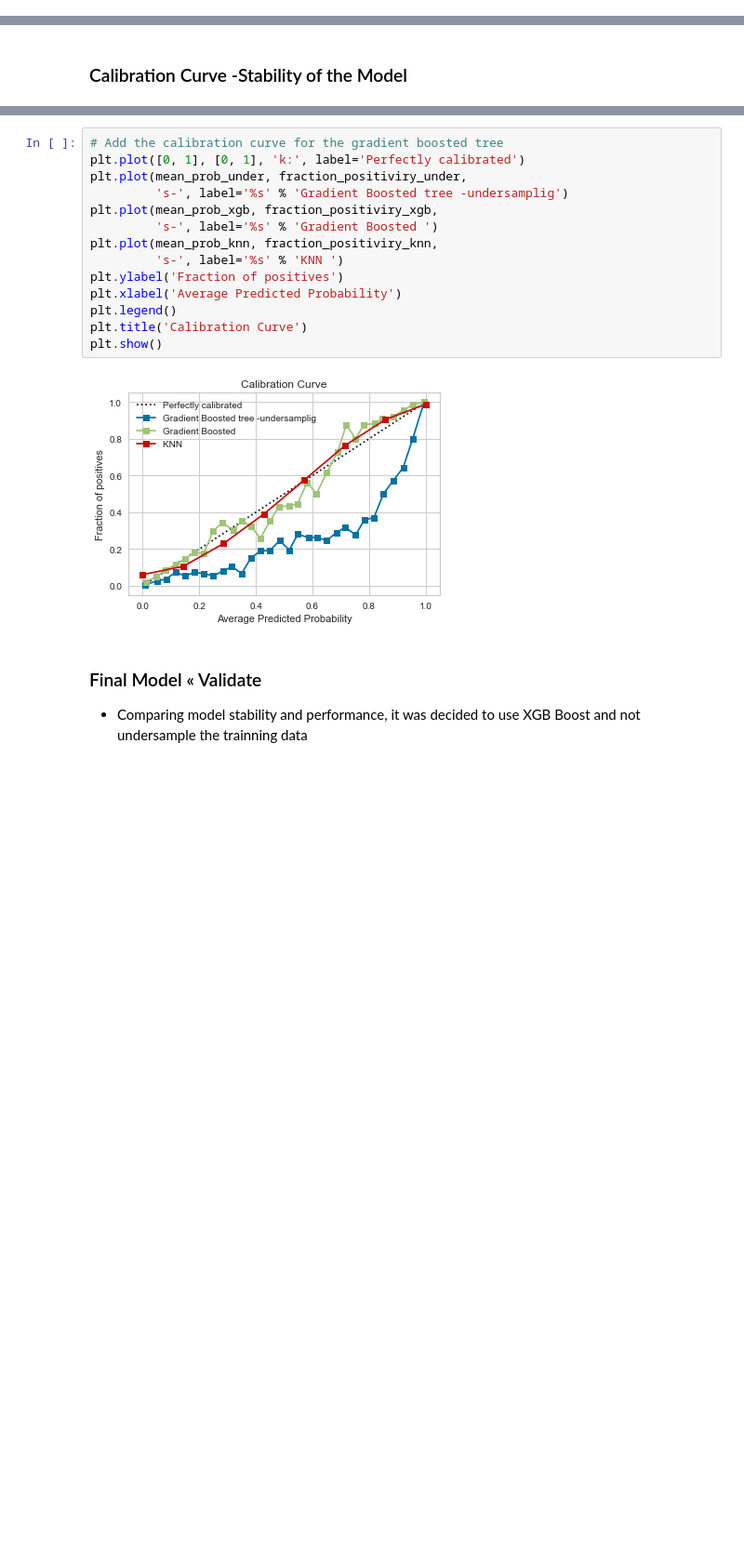
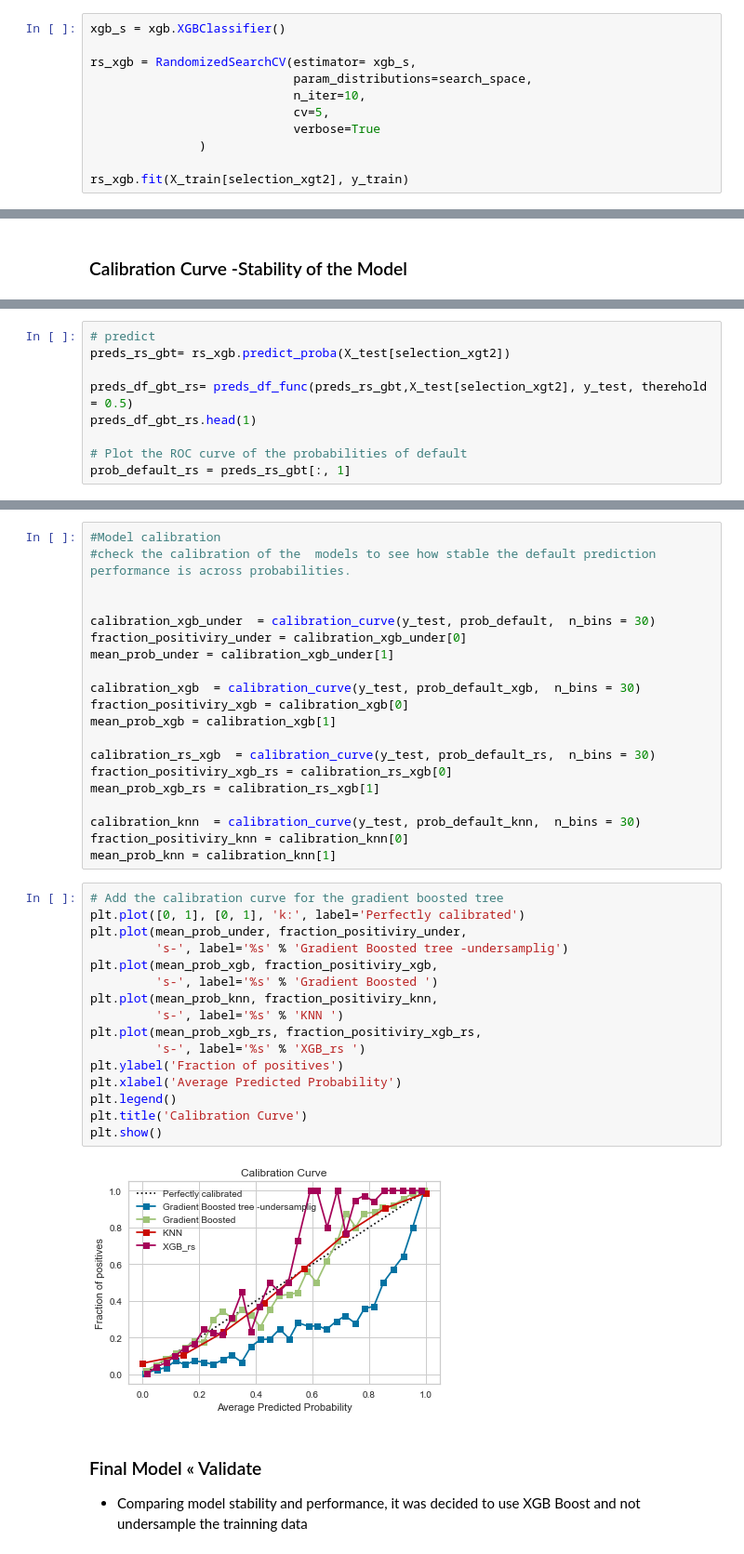
Before and after one commit to TaizAlves/data_science_roles, a Jupyter notebook: Machine_Learning/credit_risk/credit_risk_ML.ipynb, the cells around one changed output, grey strips where cells are left out. Shown at 93% size. Drawn from its saved outputs; the diff is of its cells as text; blank space fills up the shorter version.

```diff
--- a/Machine_Learning/credit_risk/credit_risk_ML.ipynb
+++ b/Machine_Learning/credit_risk/credit_risk_ML.ipynb
@@ -864,0 +955,11 @@ Financial Impact of non detection
+# %%
+xgb_s = xgb.XGBClassifier()
+
+rs_xgb = RandomizedSearchCV(estimator= xgb_s,
+                            param_distributions=search_space,
+                            n_iter=10,
+                            cv=5,
+                            verbose=True
+               )
+
+rs_xgb.fit(X_train[selection_xgt2], y_train)
@@ -883,3 +1013,12 @@ mean_prob_knn = calibration_knn[1]
+# %%
+# predict
+preds_rs_gbt= rs_xgb.predict_proba(X_test[selection_xgt2])
+
+preds_df_gbt_rs= preds_df_func(preds_rs_gbt,X_test[selection_xgt2], y_test, therehold = 0.5)
+preds_df_gbt_rs.head(1)
+
+# Plot the ROC curve of the probabilities of default
+prob_default_rs = preds_rs_gbt[:, 1]
 # %%
 prob_default_xgb = preds_gbt2[:, 1]
 
@@ -888,19 +1029,41 @@ prob_default_knn = preds_knn[:, 1]
+# %%
+#Model calibration
+#check the calibration of the  models to see how stable the default prediction performance is across probabilities.
+
+
+calibration_xgb_under  = calibration_curve(y_test, prob_default,  n_bins = 30)
+fraction_positiviry_under = calibration_xgb_under[0]
+mean_prob_under = calibration_xgb_under[1]
+
+calibration_xgb  = calibration_curve(y_test, prob_default_xgb,  n_bins = 30)
+fraction_positiviry_xgb = calibration_xgb[0]
+mean_prob_xgb = calibration_xgb[1]
+
+calibration_rs_xgb  = calibration_curve(y_test, prob_default_rs,  n_bins = 30)
+fraction_positiviry_xgb_rs = calibration_rs_xgb[0]
+mean_prob_xgb_rs = calibration_rs_xgb[1]
+
+calibration_knn  = calibration_curve(y_test, prob_default_knn,  n_bins = 30)
+fraction_positiviry_knn = calibration_knn[0]
+mean_prob_knn = calibration_knn[1]
 # %%
 # Add the calibration curve for the gradient boosted tree
 plt.plot([0, 1], [0, 1], 'k:', label='Perfectly calibrated')
 plt.plot(mean_prob_under, fraction_positiviry_under,
          's-', label='%s' % 'Gradient Boosted tree -undersamplig')
 plt.plot(mean_prob_xgb, fraction_positiviry_xgb,
          's-', label='%s' % 'Gradient Boosted ')
 plt.plot(mean_prob_knn, fraction_positiviry_knn,
          's-', label='%s' % 'KNN ')
+plt.plot(mean_prob_xgb_rs, fraction_positiviry_xgb_rs,
+         's-', label='%s' % 'XGB_rs ')
 plt.ylabel('Fraction of positives')
 plt.xlabel('Average Predicted Probability')
 plt.legend()
 plt.title('Calibration Curve')
 plt.show()
 # %% [output]
-[figure, old version]
+[figure, new version]
 # %% [markdown]
 ### Final Model « Validate
 - Comparing model stability and performance, it was decided to use XGB Boost and not undersample the trainning data
```
Also changed, not shown: parts of 35 cells of this notebook.
